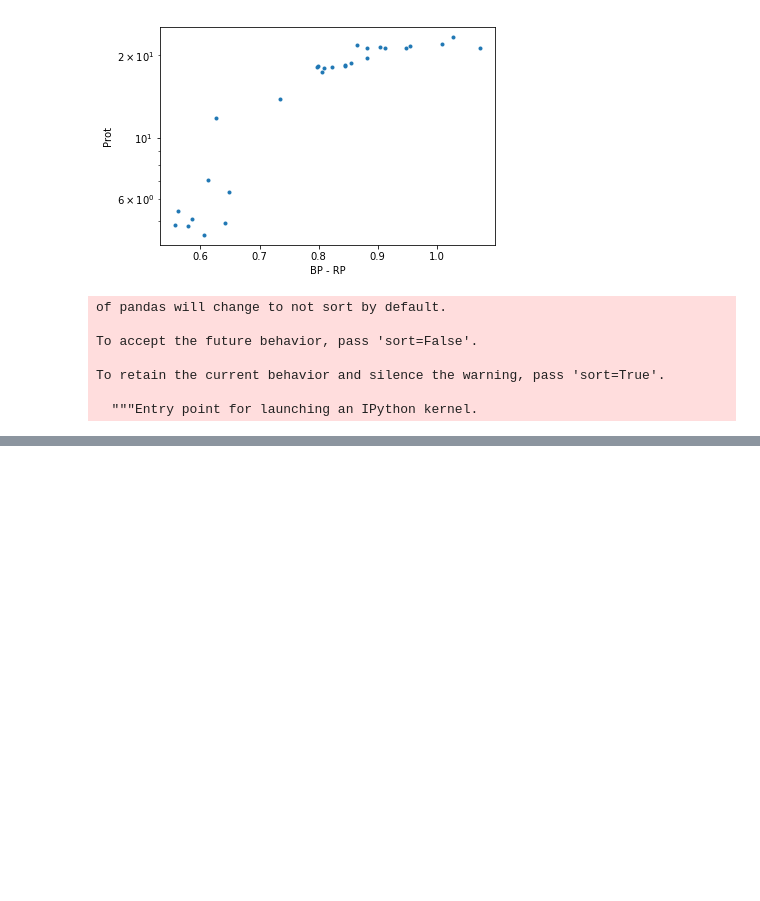
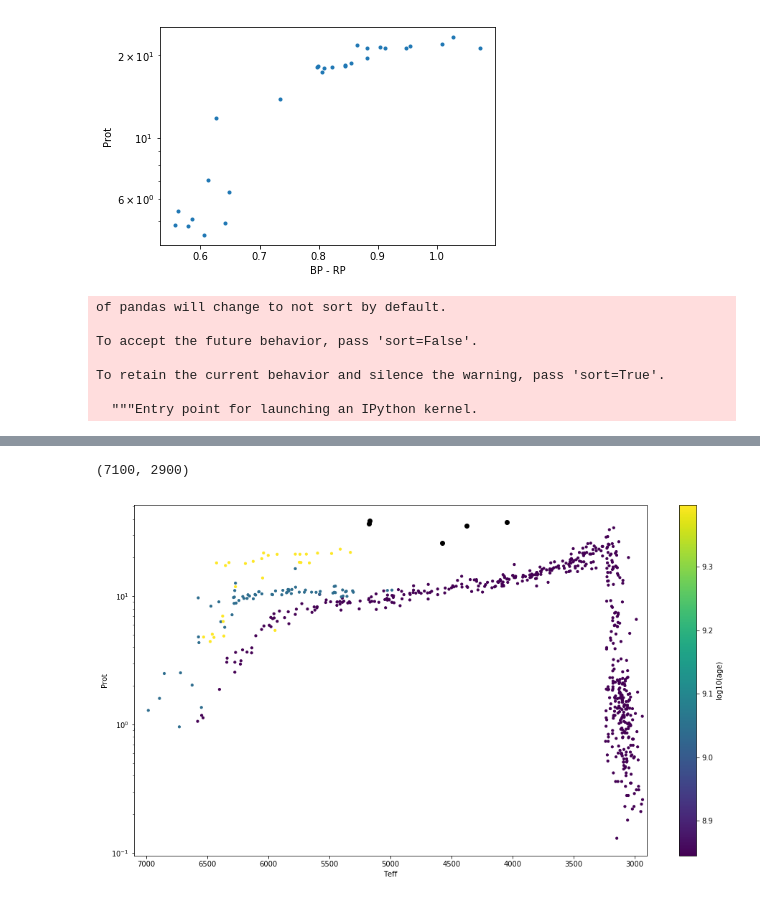
Before and after one commit to RuthAngus/gpyro, a Jupyter notebook: code/Data_management.ipynb, the cells around one changed output, grey strips where cells are left out. Cells and saved outputs as stored; diff of their text form; code cells hidden in the pictures; blank space fills up the shorter version.

```diff
--- a/code/Data_management.ipynb
+++ b/code/Data_management.ipynb
@@ -192,0 +287,12 @@ plt.colorbar(label="log10(age)")
+# %%
+plt.figure(figsize=(16, 9))
+plt.scatter(df.teff[m], df.period[m], c=np.log10(1e9*df.age_gyr[m]), s=10)
+plt.plot(f_teff, f_prot, "ko")
+plt.yscale("log")
+plt.xlabel("Teff")
+plt.ylabel("Prot")
+plt.colorbar(label="log10(age)")
+plt.xlim(7100, 2900)
+# %% [output]
+(7100, 2900)
+[figure, added]
```
Also changed, not shown: parts of 15 cells of this notebook.
